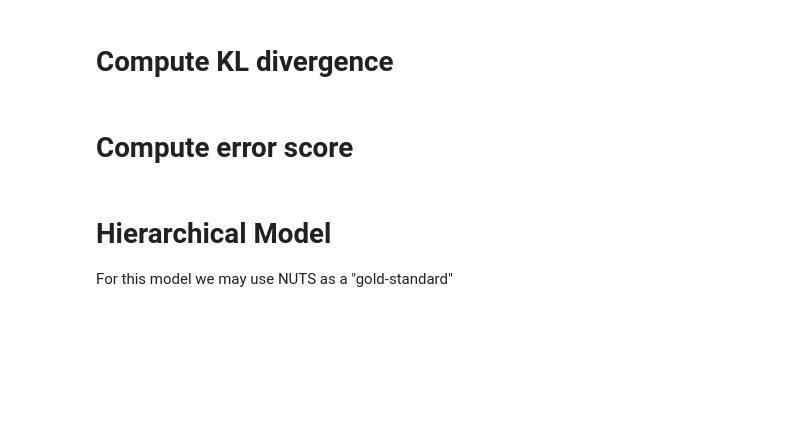
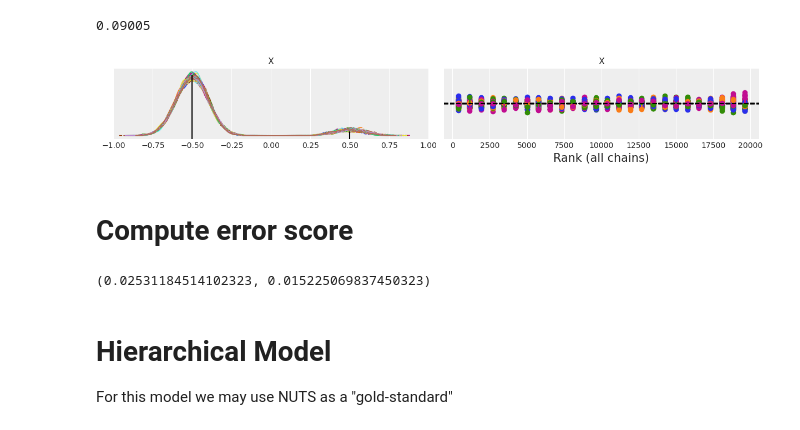
Before and after one commit to Grupo-de-modelado-probabilista/SMC_diagnostics, a Jupyter notebook: SMC_tests.ipynb, the cells around one changed output. Drawn from its saved outputs; the diff is of its cells as text; code cells hidden in the pictures; blank space fills up the shorter version.

```diff
--- a/SMC_tests.ipynb
+++ b/SMC_tests.ipynb
@@ -87,2 +46,0 @@ az.summary(idata)
-# %% [markdown]
-# Compute KL divergence
@@ -98,9 +47,18 @@ np.mean(KL_list), np.std(KL_list)
+# %%
+ax = az.plot_trace(idata_smc, compact=True, kind="rank_vlines")
+ax[0, 0].axvline(-0.5, 0, .9, color="k")
+ax[0, 0].axvline(0.5, 0, 0.1, color="k")
+ax[0, 0].set_xlim(-1, 1)
+np.mean(idata_smc.posterior["X"] > 0).item()
+# %% [output]
+0.09005
+[figure, added]
 # %% [markdown]
 # Compute error score
 # %%
 # Wang bimodality index True Value
-BI = abs(MEAN0 - MEAN1) * (W0*(1-W0))**0.5
-
+BI = abs(mu1 - mu2) * (w1*(1-w1))**0.5
+posterior = idata_smc.posterior
 error_score_list = []
 
 for chain in posterior["chain"]:
@@ -108,15 +66,17 @@ for chain in posterior["chain"]:
         v = np.ravel(posterior.isel(chain=chain, X_dim_0=dimension)["X"])
         above_zero = v > 0
         below_zero = v < 0
-        w0_ = np.mean(below_zero)
+        w1_ = np.mean(below_zero)
         if np.any(above_zero) and np.any(below_zero):
-            BI_ = abs(v[below_zero].mean() - v[above_zero].mean()) * (w0_*(1-w0_))**0.5
+            BI_ = abs(v[below_zero].mean() - v[above_zero].mean()) * (w1_*(1-w1_))**0.5
         else:
             BI_ = 0
-        error_score = (np.mean(((v-MEAN0) * W0 + (v-MEAN1) * W1))**2)**0.5 + abs(BI - BI_)
+        error_score = (np.mean(((v-mu1[0]) * w1 + (v-mu2[0]) * w2))**2)**0.5 + abs(BI - BI_)
         error_score_list.append(error_score)
 
 np.mean(error_score_list), np.std(error_score_list)
+# %% [output]
+(0.02531184514102323, 0.015225069837450323)
 # %% [markdown]
 # Hierarchical Model
 
```
Also changed, not shown: parts of 12 cells of this notebook, 1 other file.
